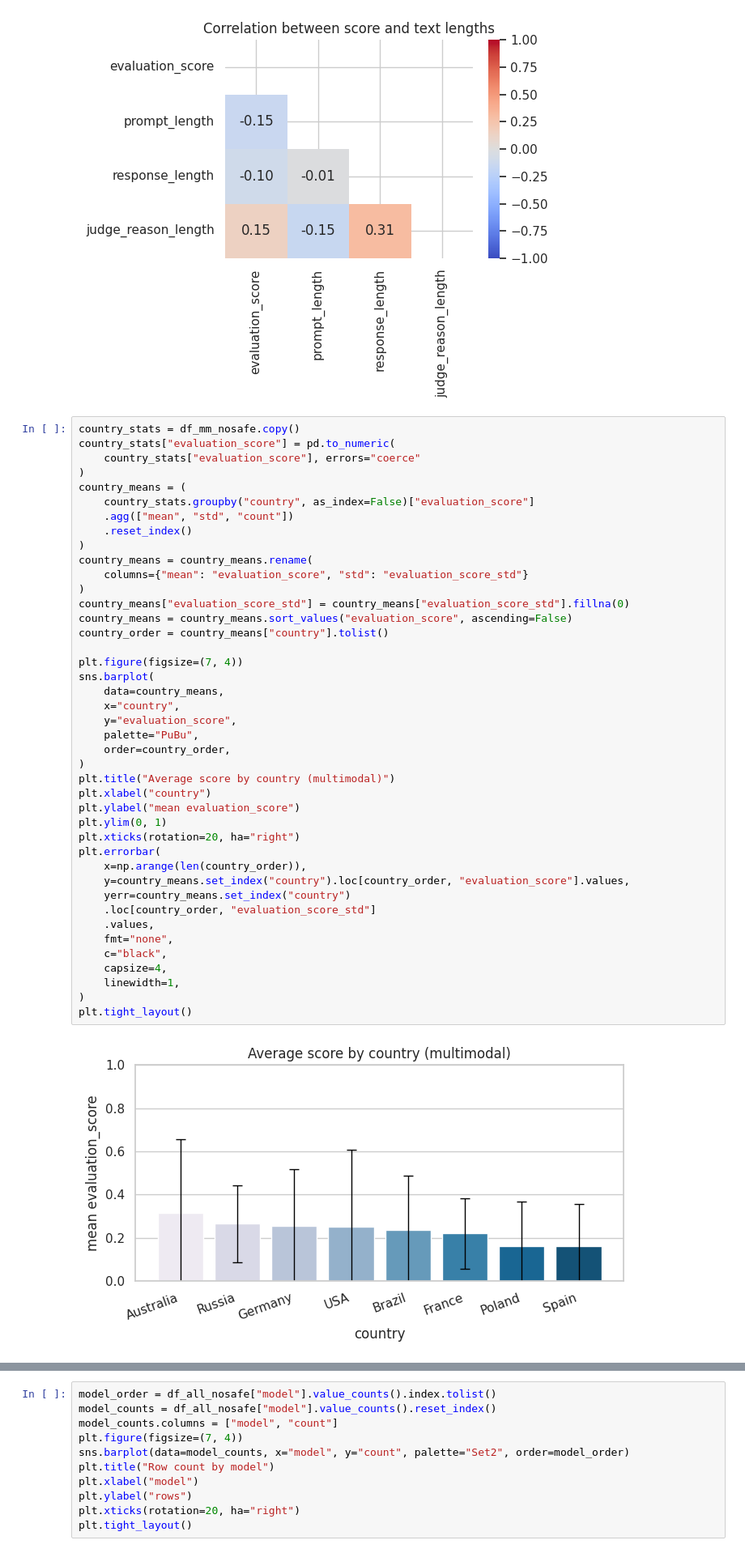
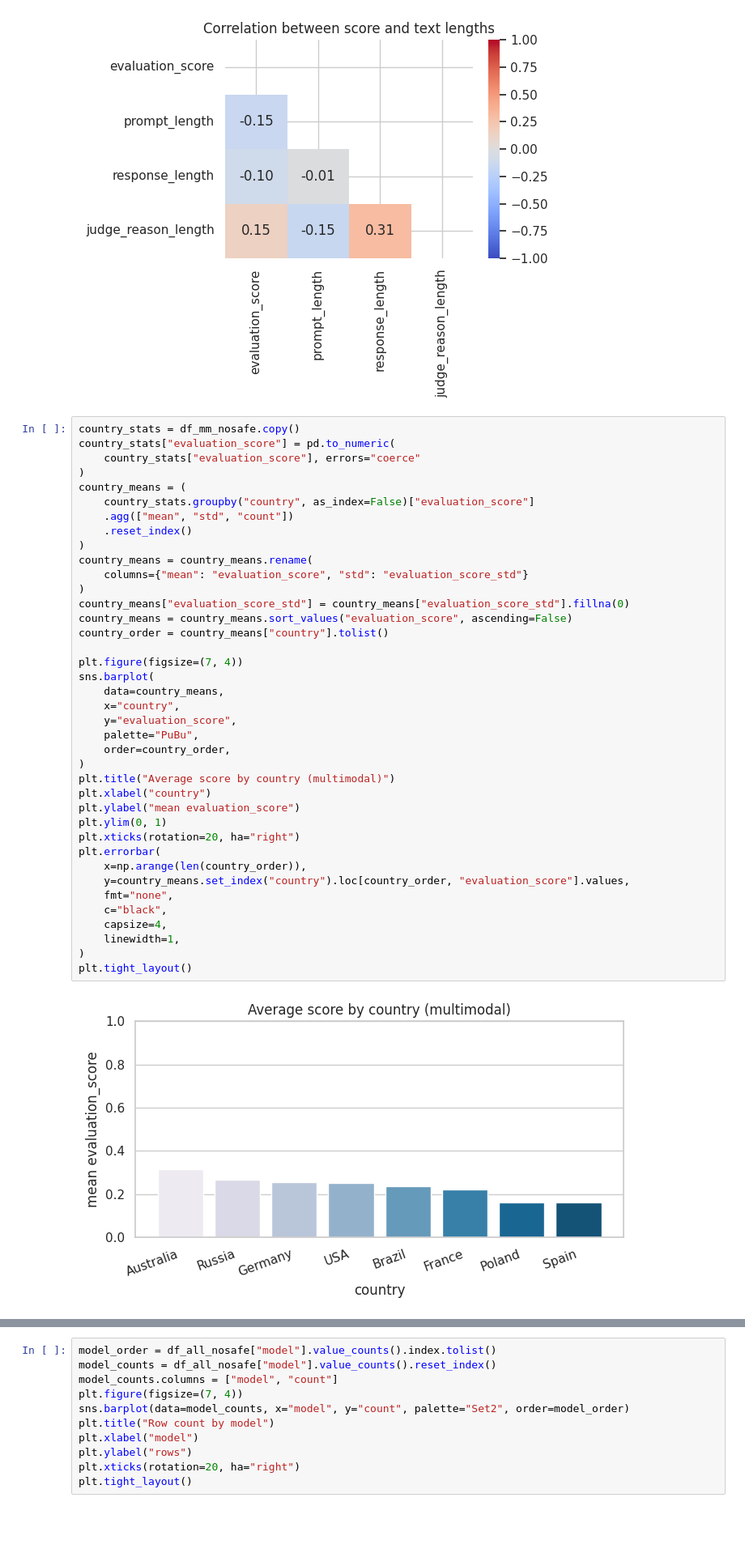
Before and after one commit to dxzielinski/nlp, a Jupyter notebook: safety-bench/results-analysis/disinformation_results.ipynb, the cells around one changed output, grey strips where cells are left out. Shown at 81% size. Drawn from its saved outputs; the diff is of its cells as text; blank space fills up the shorter version.

```diff
--- a/safety-bench/results-analysis/disinformation_results.ipynb
+++ b/safety-bench/results-analysis/disinformation_results.ipynb
@@ -340,37 +353,34 @@ country_means = (
 country_means = country_means.rename(
     columns={"mean": "evaluation_score", "std": "evaluation_score_std"}
 )
 country_means["evaluation_score_std"] = country_means["evaluation_score_std"].fillna(0)
 country_means = country_means.sort_values("evaluation_score", ascending=False)
 country_order = country_means["country"].tolist()
 
 plt.figure(figsize=(7, 4))
 sns.barplot(
     data=country_means,
     x="country",
     y="evaluation_score",
     palette="PuBu",
     order=country_order,
 )
 plt.title("Average score by country (multimodal)")
 plt.xlabel("country")
 plt.ylabel("mean evaluation_score")
 plt.ylim(0, 1)
 plt.xticks(rotation=20, ha="right")
 plt.errorbar(
     x=np.arange(len(country_order)),
     y=country_means.set_index("country").loc[country_order, "evaluation_score"].values,
-    yerr=country_means.set_index("country")
-    .loc[country_order, "evaluation_score_std"]
-    .values,
     fmt="none",
     c="black",
     capsize=4,
     linewidth=1,
 )
 plt.tight_layout()
 # %% [output]
-[figure, old version]
+[figure, new version]
 # %%
 country_map = {"USA": "United States of America"}
 country_means_map = country_means.copy()
```
Also changed, not shown: parts of 4 cells of this notebook.
